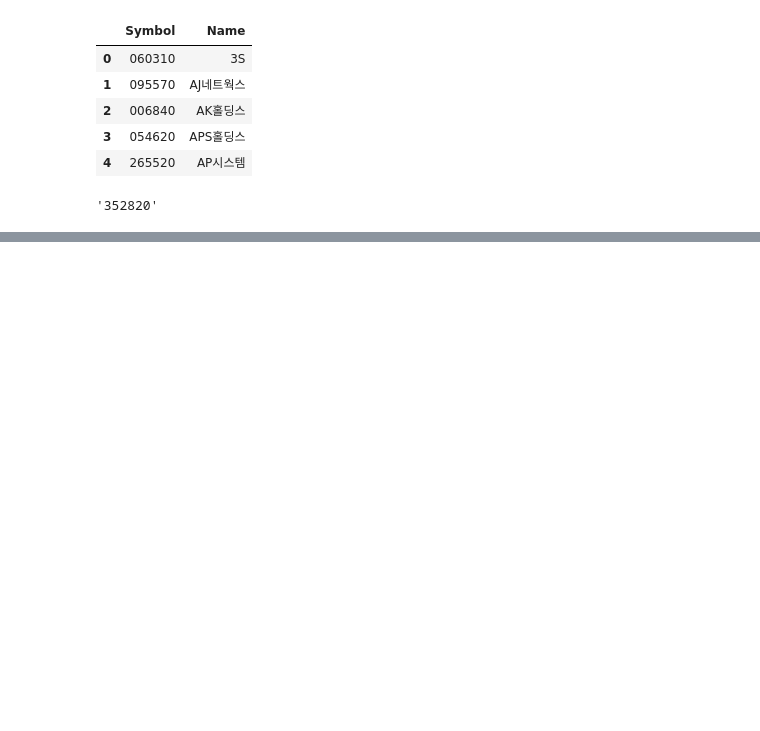
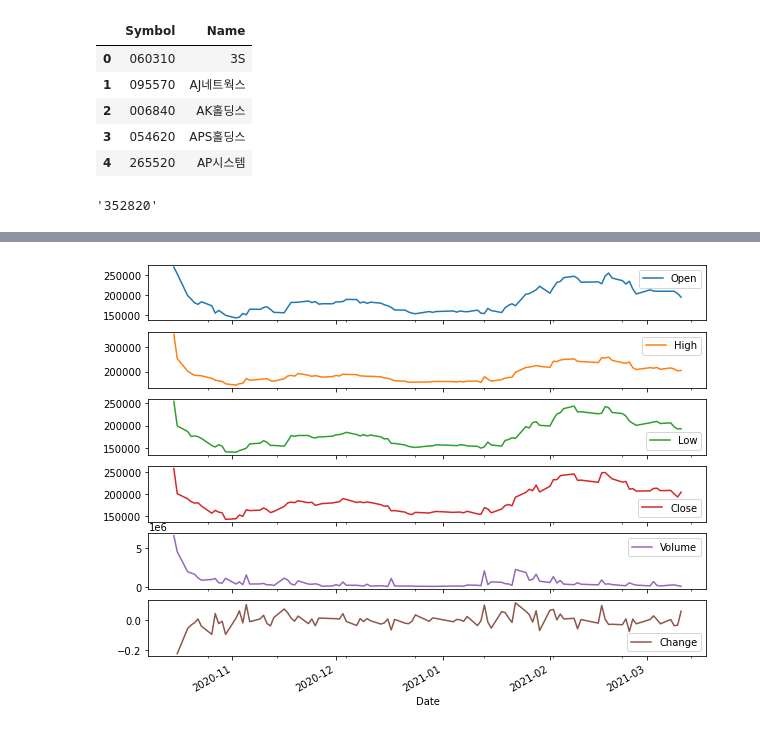
Before and after one commit to kimjinhyuk/LBD, a Jupyter notebook: data_science/analysis_stock_fdr/FDR_P01.ipynb, the cells around one changed output, grey strips where cells are left out. Drawn from its saved outputs; the diff is of its cells as text; code cells hidden in the pictures; blank space fills up the shorter version.

```diff
--- a/data_science/analysis_stock_fdr/FDR_P01.ipynb
+++ b/data_science/analysis_stock_fdr/FDR_P01.ipynb
@@ -154,0 +200,5 @@ AttributeError: 'list' object has no attribute 'isdigit'
+# %%
+#서브 플롯으로 그리기
+g = stock_daily.plot(subplots=True, figsize=(10,8))
+# %% [output]
+[figure, added]
```
Also changed, not shown: parts of 12 cells of this notebook.
